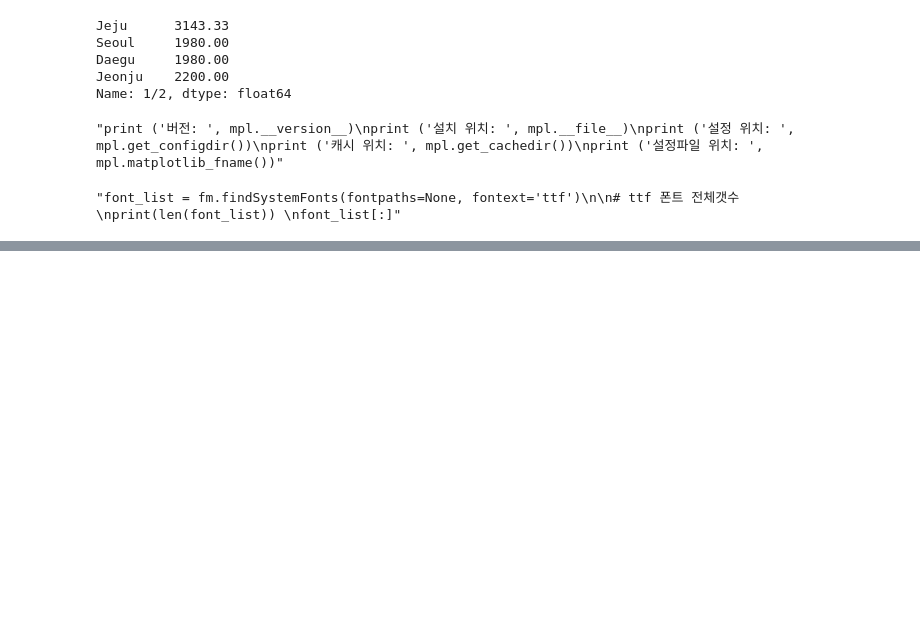
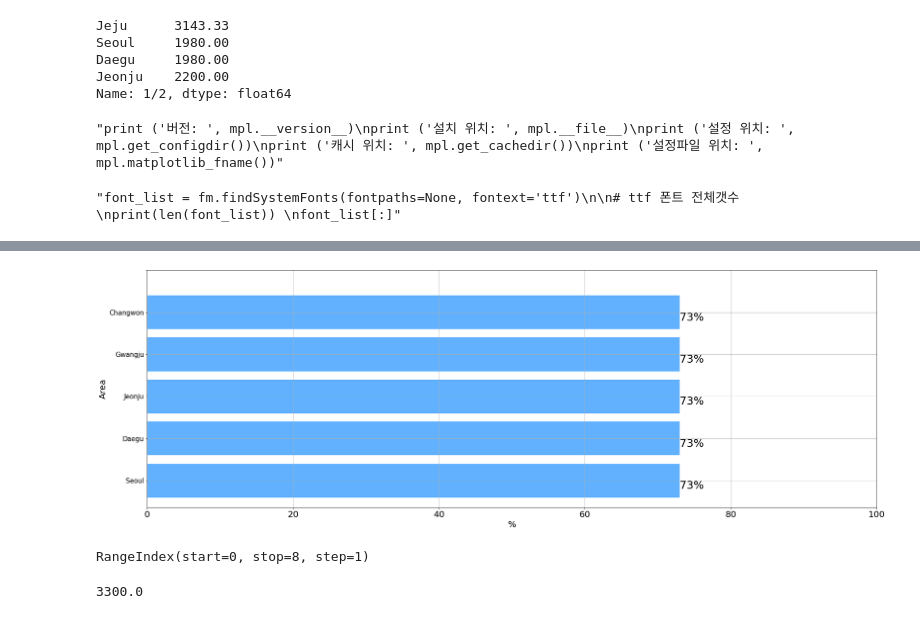
Before and after one commit to SeonJongYoo/SmartFarmProject-Python-DataAnalysis, a Jupyter notebook: Data_PriceChanges/PriceChange_Korea.ipynb, the cells around one changed output, grey strips where cells are left out. Drawn from its saved outputs; the diff is of its cells as text; code cells hidden in the pictures; blank space fills up the shorter version.

```diff
--- a/Data_PriceChanges/PriceChange_Korea.ipynb
+++ b/Data_PriceChanges/PriceChange_Korea.ipynb
@@ -372,0 +380,23 @@ RangeIndex(start=3, stop=5, step=1)
+# %%
+#df3.iloc[0].plot(kind='bar', color=['red', 'blue', 'blue', 'blue', 'blue', 'blue', 'blue', 'gray'], alpha=0.7)
+ax_y = []
+for i in range(8):
+    tmp = df3.iloc[0][i] / 27
+    ax_y.append(int(tmp))
+plt.barh(df3.index[1:6], ax_y[1:6], color=['dodgerblue', 'dodgerblue', 'dodgerblue', 'dodgerblue', 'dodgerblue'], alpha=0.7)
+plt.yticks(df3.index[1:7], ['Seoul', 'Daegu', 'Jeonju', 'Gwangju', 'Changwon'], fontsize=15, rotation='0')
+plt.xlabel("%", fontsize='20')
+plt.ylabel("Area", fontsize='20')
+plt.xlim([0, 100])
+for i in range(1, 6):
+    plt.text(ax_y[i], df3.index[i], str(ax_y[i]) + '%', fontsize=25, color='k', horizontalalignment='left', verticalalignment='top')
+# %% [output]
+[figure, added]
+# %%
+df3.index[:8]
+# %% [output]
+RangeIndex(start=0, stop=8, step=1)
+# %%
+df3.iloc[14][0]
+# %% [output]
+3300.0
```
Also changed, not shown: parts of 9 cells of this notebook, 1 other file.
